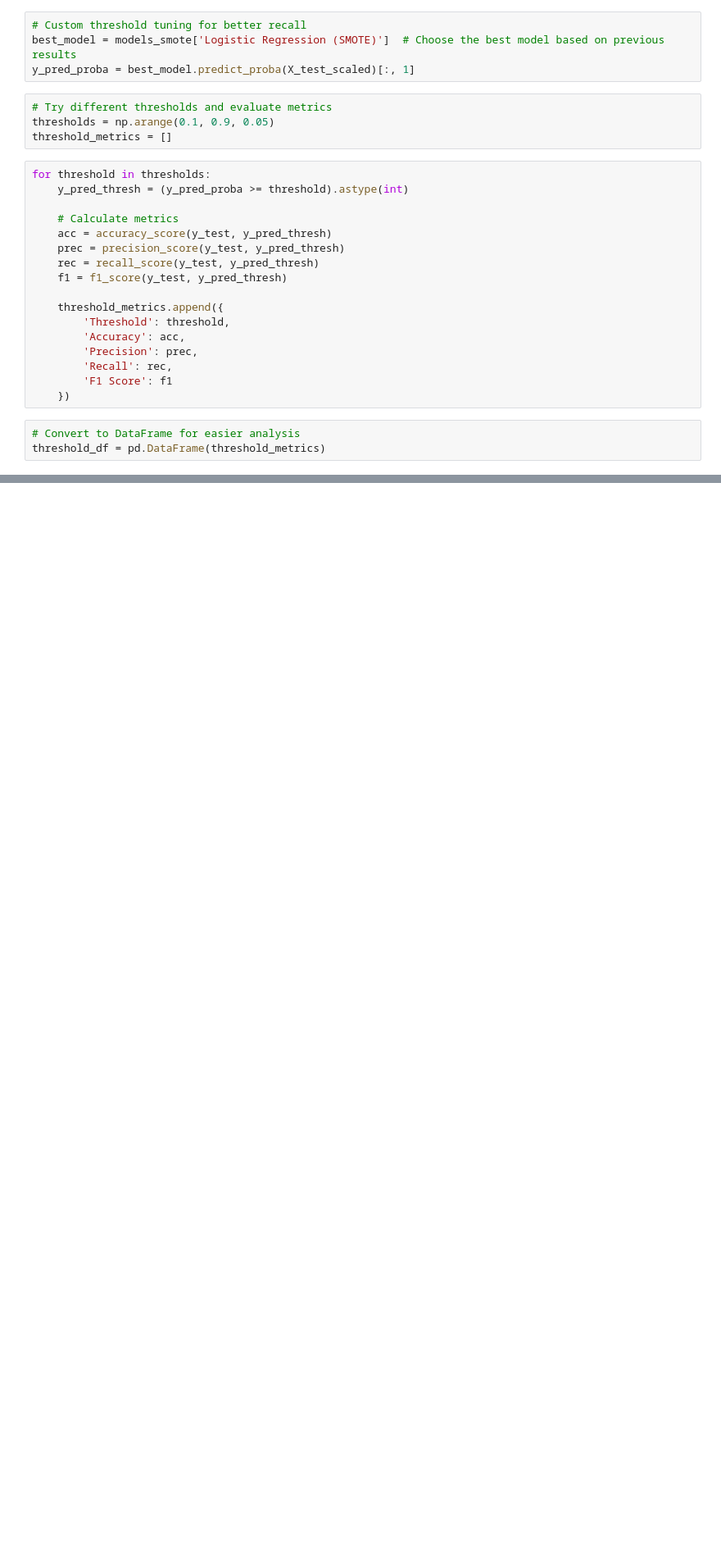
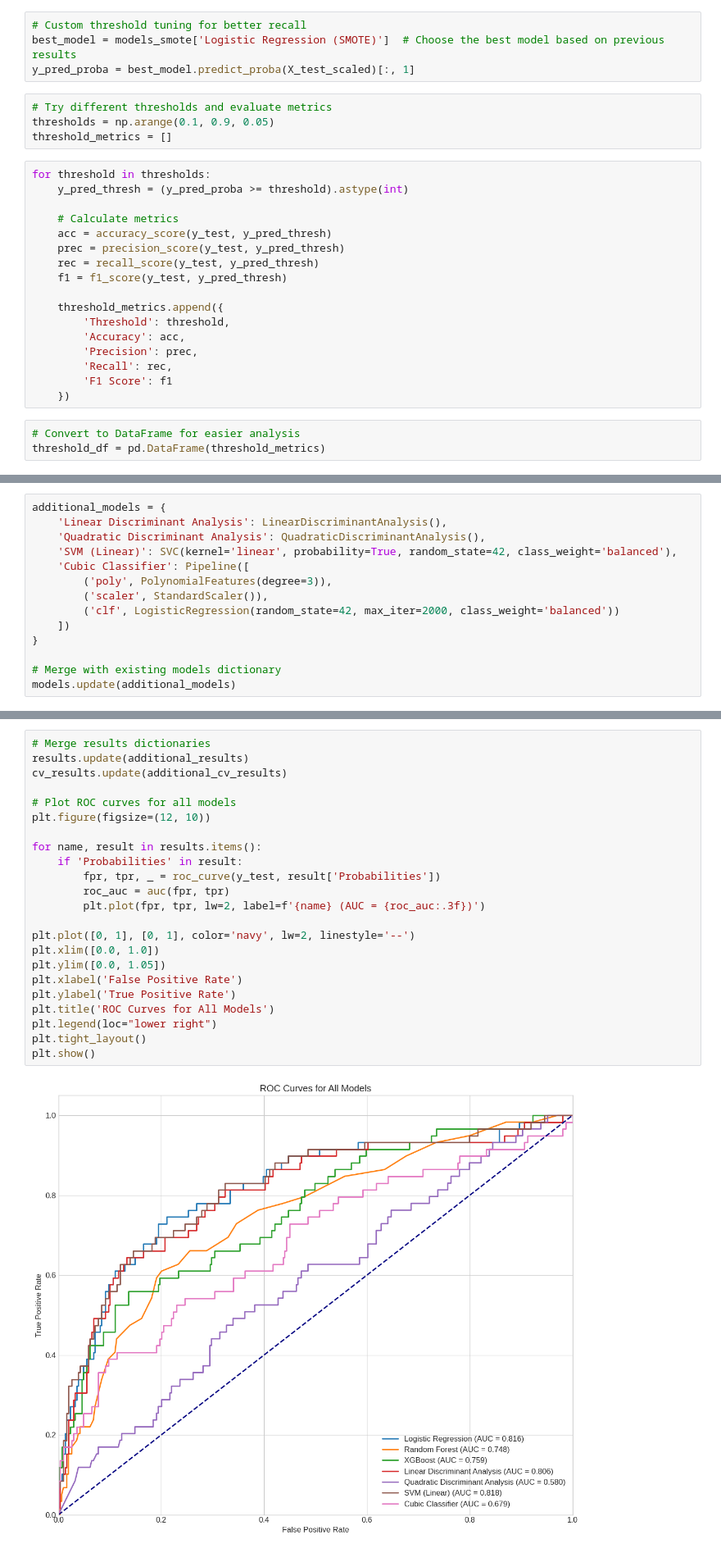
Before and after one commit to shivanswamynathan/Attrition-classification, a Jupyter notebook: Attrition_Prediction_Model.ipynb, the cells around one changed output, grey strips where cells are left out. Shown at 82% size. Cells and saved outputs as stored; diff of their text form; blank space fills up the shorter version.

Commit message:
Enhance attrition prediction model with refined features, diverse models

```diff
--- a/Attrition_Prediction_Model.ipynb
+++ b/Attrition_Prediction_Model.ipynb
@@ -761,0 +819,14 @@ Employee 5: Prediction=1, Probability=0.6624, Risk Level=Medium
+# %%
+additional_models = {
+    'Linear Discriminant Analysis': LinearDiscriminantAnalysis(),
+    'Quadratic Discriminant Analysis': QuadraticDiscriminantAnalysis(),
+    'SVM (Linear)': SVC(kernel='linear', probability=True, random_state=42, class_weight='balanced'),
+    'Cubic Classifier': Pipeline([
+        ('poly', PolynomialFeatures(degree=3)),
+        ('scaler', StandardScaler()),
+        ('clf', LogisticRegression(random_state=42, max_iter=2000, class_weight='balanced'))
+    ])
+}
+
+# Merge with existing models dictionary
+models.update(additional_models)
@@ -761,0 +887,25 @@ Employee 5: Prediction=1, Probability=0.6624, Risk Level=Medium
+# %%
+# Merge results dictionaries
+results.update(additional_results)
+cv_results.update(additional_cv_results)
+
+# Plot ROC curves for all models
+plt.figure(figsize=(12, 10))
+
+for name, result in results.items():
+    if 'Probabilities' in result:
+        fpr, tpr, _ = roc_curve(y_test, result['Probabilities'])
+        roc_auc = auc(fpr, tpr)
+        plt.plot(fpr, tpr, lw=2, label=f'{name} (AUC = {roc_auc:.3f})')
+
+plt.plot([0, 1], [0, 1], color='navy', lw=2, linestyle='--')
+plt.xlim([0.0, 1.0])
+plt.ylim([0.0, 1.05])
+plt.xlabel('False Positive Rate')
+plt.ylabel('True Positive Rate')
+plt.title('ROC Curves for All Models')
+plt.legend(loc="lower right")
+plt.tight_layout()
+plt.show()
+# %% [output]
+[figure, added]
```
Also changed, not shown: parts of 19 cells of this notebook.
